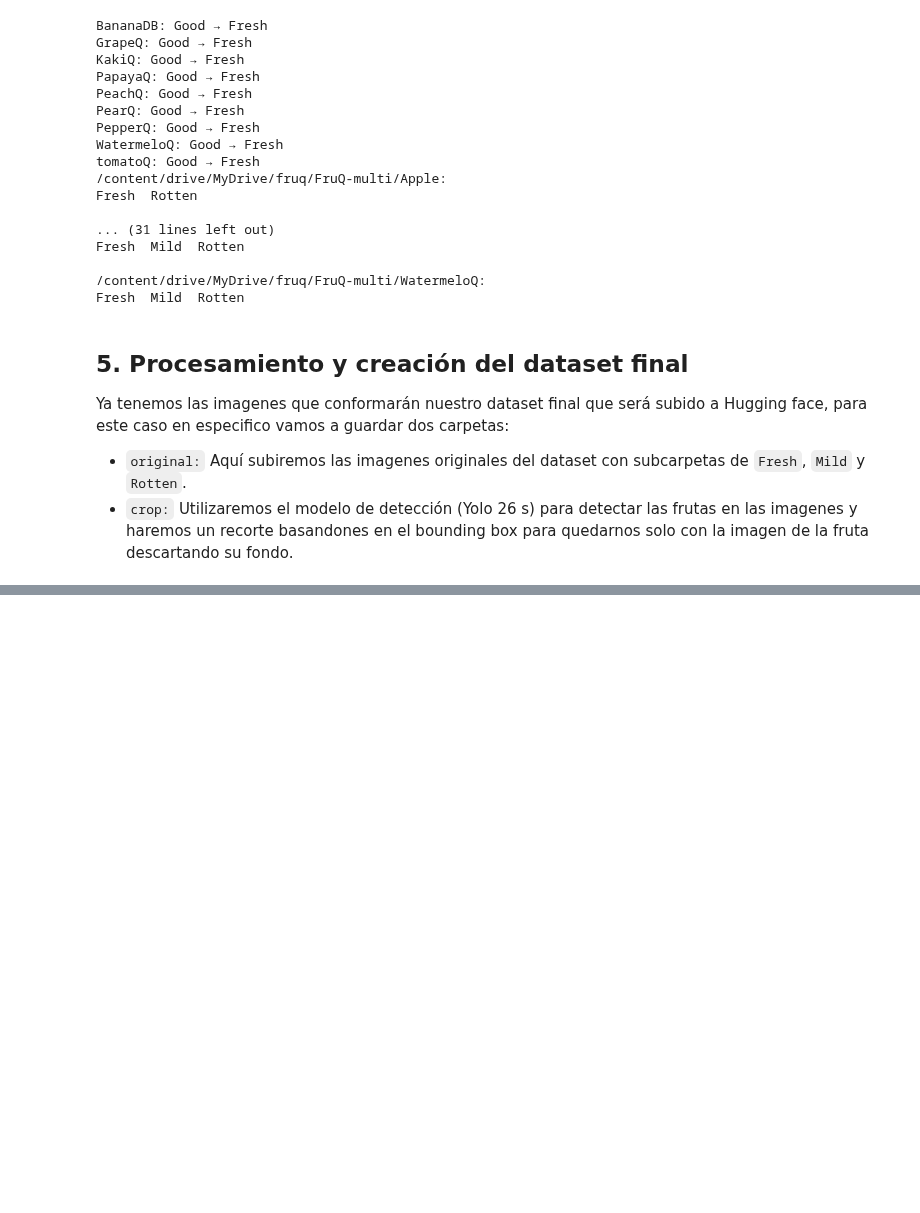
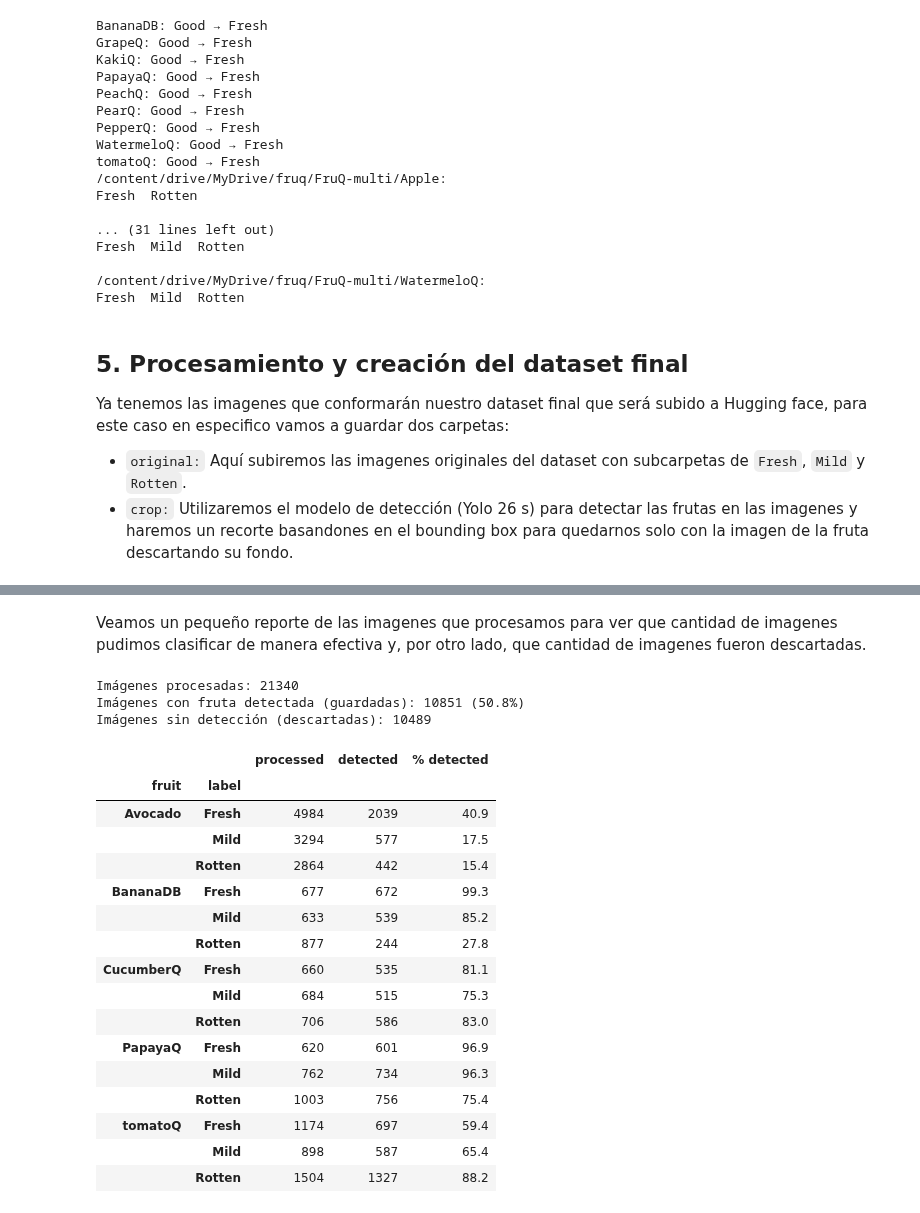
Before and after one commit to Loperaa-Juan/agrotrace-project, a Jupyter notebook: ml/fruit_dataset.ipynb, the cells around one changed output, grey strips where cells are left out. Cells and saved outputs as stored; diff of their text form; code cells hidden in the pictures; blank space fills up the shorter version.

```diff
--- a/ml/fruit_dataset.ipynb
+++ b/ml/fruit_dataset.ipynb
@@ -782,0 +910,74 @@ Ya tenemos las imagenes que conformarán nuestro dataset final que será subido
+# %%
+for subset in ['originals', 'crops']:
+    for split in SPLITS:
+        for label in set(FINAL_LABELS.values()):
+            (FINAL_DIR / subset / split / label).mkdir(parents=True, exist_ok=True)
+
+results = []
+
+for row in tqdm(split_df.itertuples(), total=len(split_df), desc='Detectando frutas'):
+    name = f'{row.fruit}_{row.path.name}'
+    result = {
+        'file': name,
+        'source': str(row.path),
+        'fruit': row.fruit,
+        'label': row.label,
+        'split': row.split,
+        'detected': False,
+    }
+
+    # agnostic_nms: solo nos interesa dónde está la fruta, no qué clase le asigna el modelo.
+    r = model.predict(str(row.path), agnostic_nms=True, verbose=False)[0]
+
+    if len(r.boxes) > 0:
+        best = r.boxes.conf.argmax()  # detección con mayor confianza
+        x1, y1, x2, y2 = r.boxes.xyxy[best].int().tolist()
+
+        shutil.copy2(row.path, FINAL_DIR / 'originals' / row.split / row.label / name)
+        cv2.imwrite(str(FINAL_DIR / 'crops' / row.split / row.label / name), r.orig_img[y1:y2, x1:x2])
+
+        result.update({
+            'detected': True,
+            'confidence': float(r.boxes.conf[best]),
+            'x1': x1, 'y1': y1, 'x2': x2, 'y2': y2,
+        })
+
+    results.append(result)
+
+results_df = pd.DataFrame(results)
+results_df.to_csv(FINAL_DIR / 'metadata.csv', index=False)
+# %% [markdown]
+Veamos un pequeño reporte de las imagenes que procesamos para ver que cantidad de imagenes pudimos clasificar de manera efectiva y, por otro lado, que cantidad de imagenes fueron descartadas.
+# %%
+saved_df = results_df[results_df['detected']]
+
+print(f"Imágenes procesadas: {len(results_df)}")
+print(f"Imágenes con fruta detectada (guardadas): {len(saved_df)} ({len(saved_df) / len(results_df):.1%})")
+print(f"Imágenes sin detección (descartadas): {(~results_df['detected']).sum()}")
+# %% [output]
+Imágenes procesadas: 21340
+Imágenes con fruta detectada (guardadas): 10851 (50.8%)
+Imágenes sin detección (descartadas): 10489
+# %%
+# Si el modelo detecta peor un estado (p. ej. frutas muy podridas), el dataset final queda sesgado.
+detection_rate = results_df.groupby(['fruit', 'label'])['detected'].agg(processed='size', detected='sum')
+detection_rate['% detected'] = (detection_rate['detected'] / detection_rate['processed'] * 100).round(1)
+display(detection_rate)
+# %% [output]
+|  |  | processed | detected | % detected |
+| fruit | label |  |  |  |
+| Avocado | Fresh | 4984 | 2039 | 40.9 |
+|  | Mild | 3294 | 577 | 17.5 |
+|  | Rotten | 2864 | 442 | 15.4 |
+| BananaDB | Fresh | 677 | 672 | 99.3 |
+|  | Mild | 633 | 539 | 85.2 |
+|  | Rotten | 877 | 244 | 27.8 |
+| CucumberQ | Fresh | 660 | 535 | 81.1 |
+|  | Mild | 684 | 515 | 75.3 |
+|  | Rotten | 706 | 586 | 83.0 |
+| PapayaQ | Fresh | 620 | 601 | 96.9 |
+|  | Mild | 762 | 734 | 96.3 |
+|  | Rotten | 1003 | 756 | 75.4 |
+| tomatoQ | Fresh | 1174 | 697 | 59.4 |
+|  | Mild | 898 | 587 | 65.4 |
+|  | Rotten | 1504 | 1327 | 88.2 |
```
Also changed, not shown: parts of 13 cells of this notebook.
